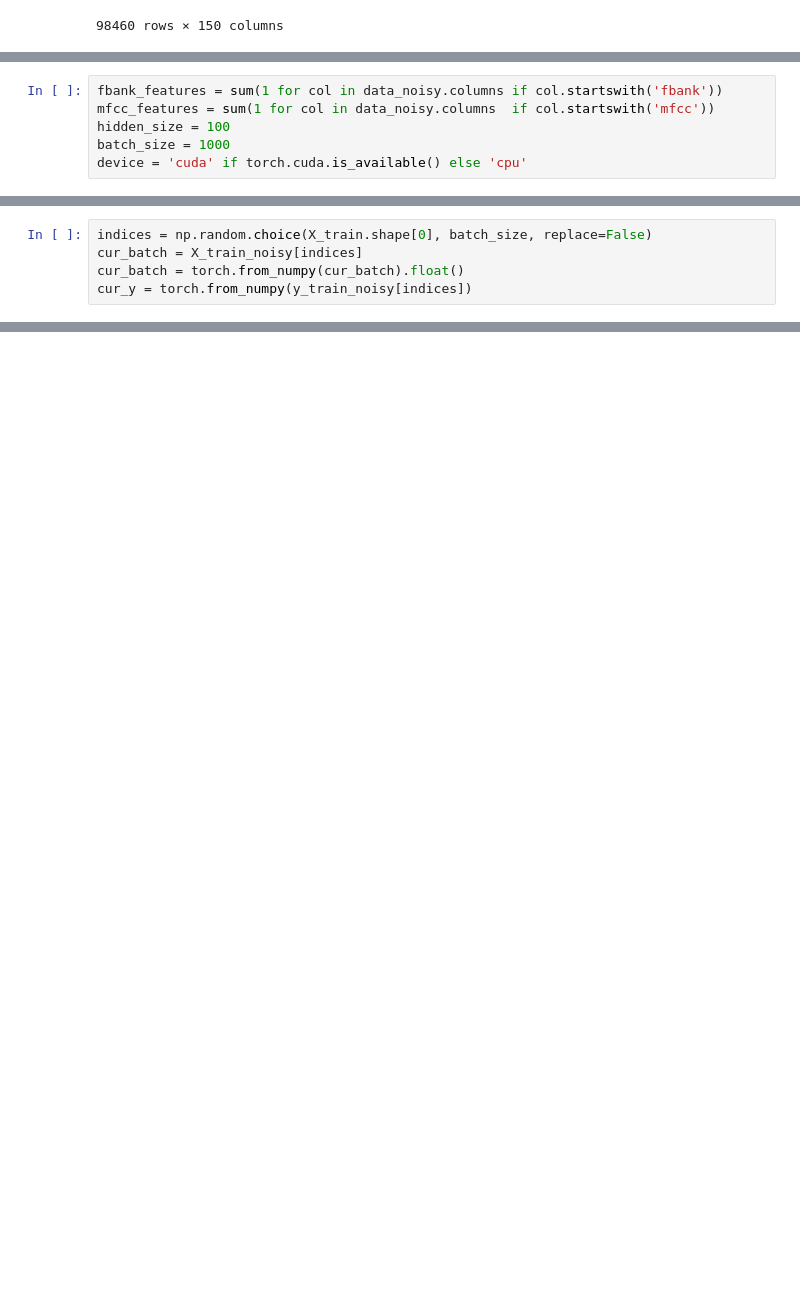
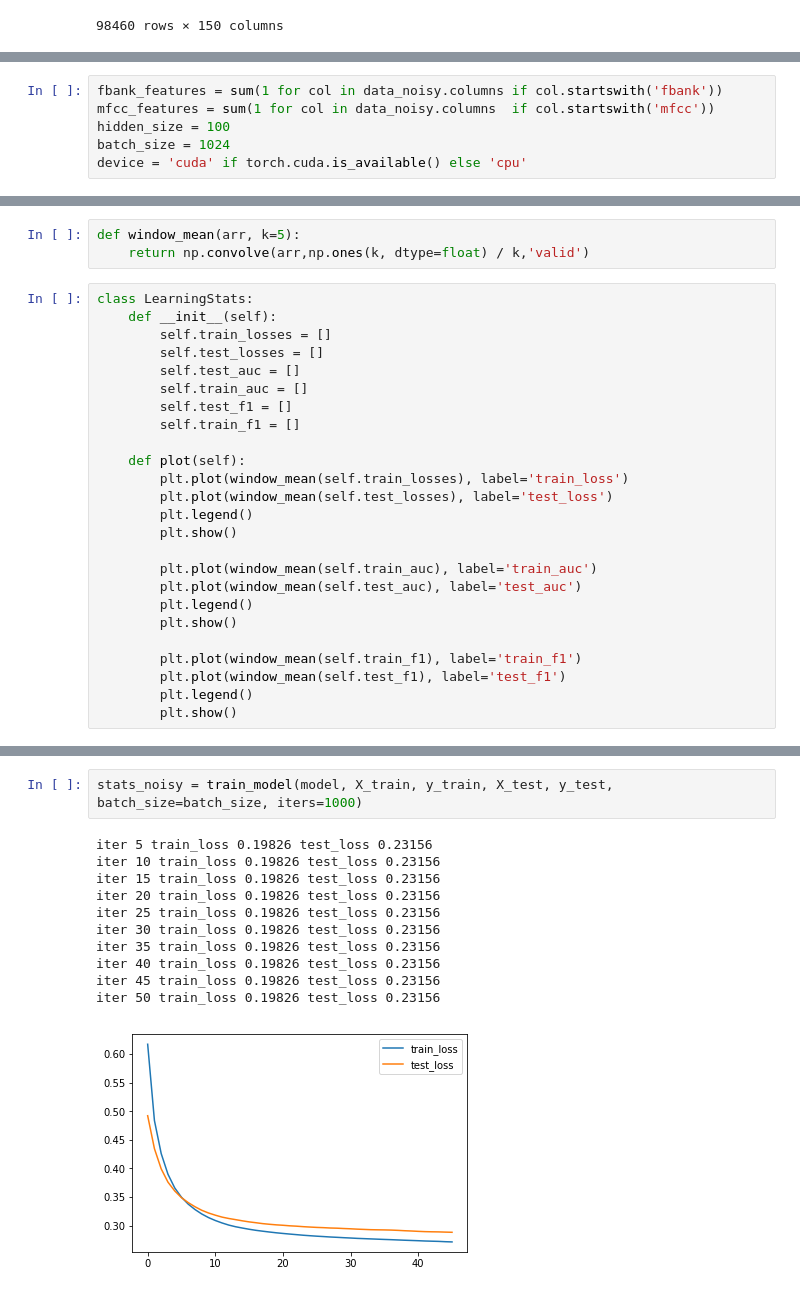
Before and after one commit to maxkvant/speech-ml-hw, a Jupyter notebook: 2/homework/main.ipynb, the cells around one changed output, grey strips where cells are left out. Drawn from its saved outputs; the diff is of its cells as text; blank space fills up the shorter version.

```diff
--- a/2/homework/main.ipynb
+++ b/2/homework/main.ipynb
@@ -171,7 +145,7 @@ tensor([[[0., 0.],
 fbank_features = sum(1 for col in data_noisy.columns if col.startswith('fbank'))
 mfcc_features = sum(1 for col in data_noisy.columns  if col.startswith('mfcc'))
 hidden_size = 100
-batch_size = 1000
+batch_size = 1024
 device = 'cuda' if torch.cuda.is_available() else 'cpu'
 # %%
 fbank_features, mfcc_features, hidden_size, batch_size, device
@@ -184,5 +153,0 @@ Model = LibrosaFeaturesRnn(fbank_features, mfcc_features,
-# %%
-indices = np.random.choice(X_train.shape[0], batch_size, replace=False)
-cur_batch = X_train_noisy[indices]
-cur_batch = torch.from_numpy(cur_batch).float()
-cur_y = torch.from_numpy(y_train_noisy[indices])
@@ -288,0 +154,28 @@ KeyboardInterrupt:
+# %%
+def window_mean(arr, k=5):
+    return np.convolve(arr,np.ones(k, dtype=float) / k,'valid')
+# %%
+class LearningStats:
+    def __init__(self):
+        self.train_losses = []
+        self.test_losses = []
+        self.test_auc = []
+        self.train_auc = []
+        self.test_f1 = []
+        self.train_f1 = []
+
+    def plot(self):
+        plt.plot(window_mean(self.train_losses), label='train_loss')
+        plt.plot(window_mean(self.test_losses), label='test_loss')
+        plt.legend()
+        plt.show()
+
+        plt.plot(window_mean(self.train_auc), label='train_auc')
+        plt.plot(window_mean(self.test_auc), label='test_auc')
+        plt.legend()
+        plt.show()
+
+        plt.plot(window_mean(self.train_f1), label='train_f1')
+        plt.plot(window_mean(self.test_f1), label='test_f1')
+        plt.legend()
+        plt.show()
@@ -288,0 +287,14 @@ KeyboardInterrupt:
+# %%
+stats_noisy = train_model(model, X_train, y_train, X_test, y_test, batch_size=batch_size, iters=1000)
+# %% [output]
+iter 5 train_loss 0.19826 test_loss 0.23156
+iter 10 train_loss 0.19826 test_loss 0.23156
+iter 15 train_loss 0.19826 test_loss 0.23156
+iter 20 train_loss 0.19826 test_loss 0.23156
+iter 25 train_loss 0.19826 test_loss 0.23156
+iter 30 train_loss 0.19826 test_loss 0.23156
+iter 35 train_loss 0.19826 test_loss 0.23156
+iter 40 train_loss 0.19826 test_loss 0.23156
+iter 45 train_loss 0.19826 test_loss 0.23156
+iter 50 train_loss 0.19826 test_loss 0.23156
+[figure, added]
```
Also changed, not shown: parts of 26 cells of this notebook, 2 other files.
